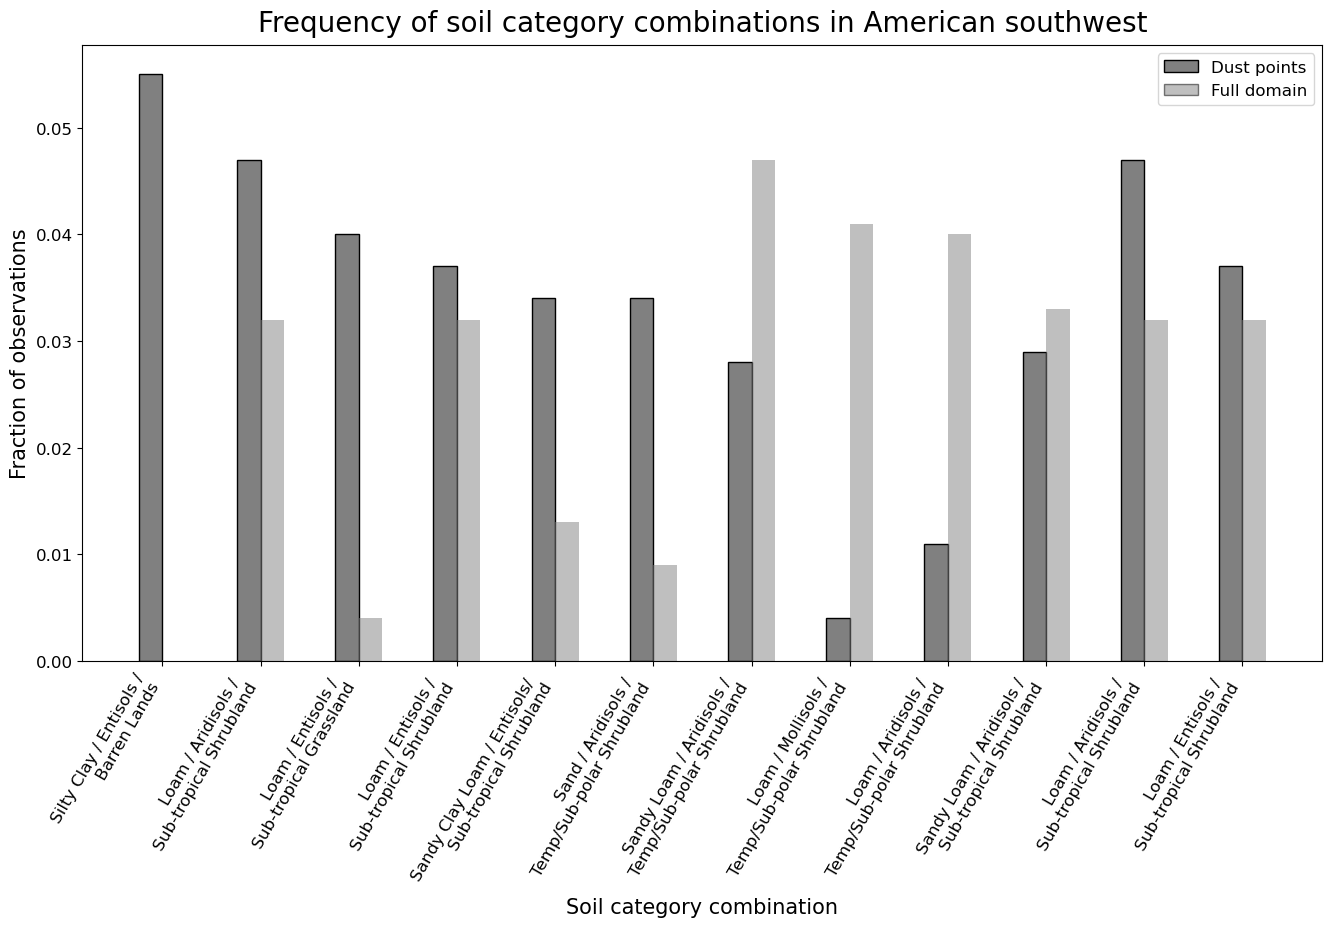
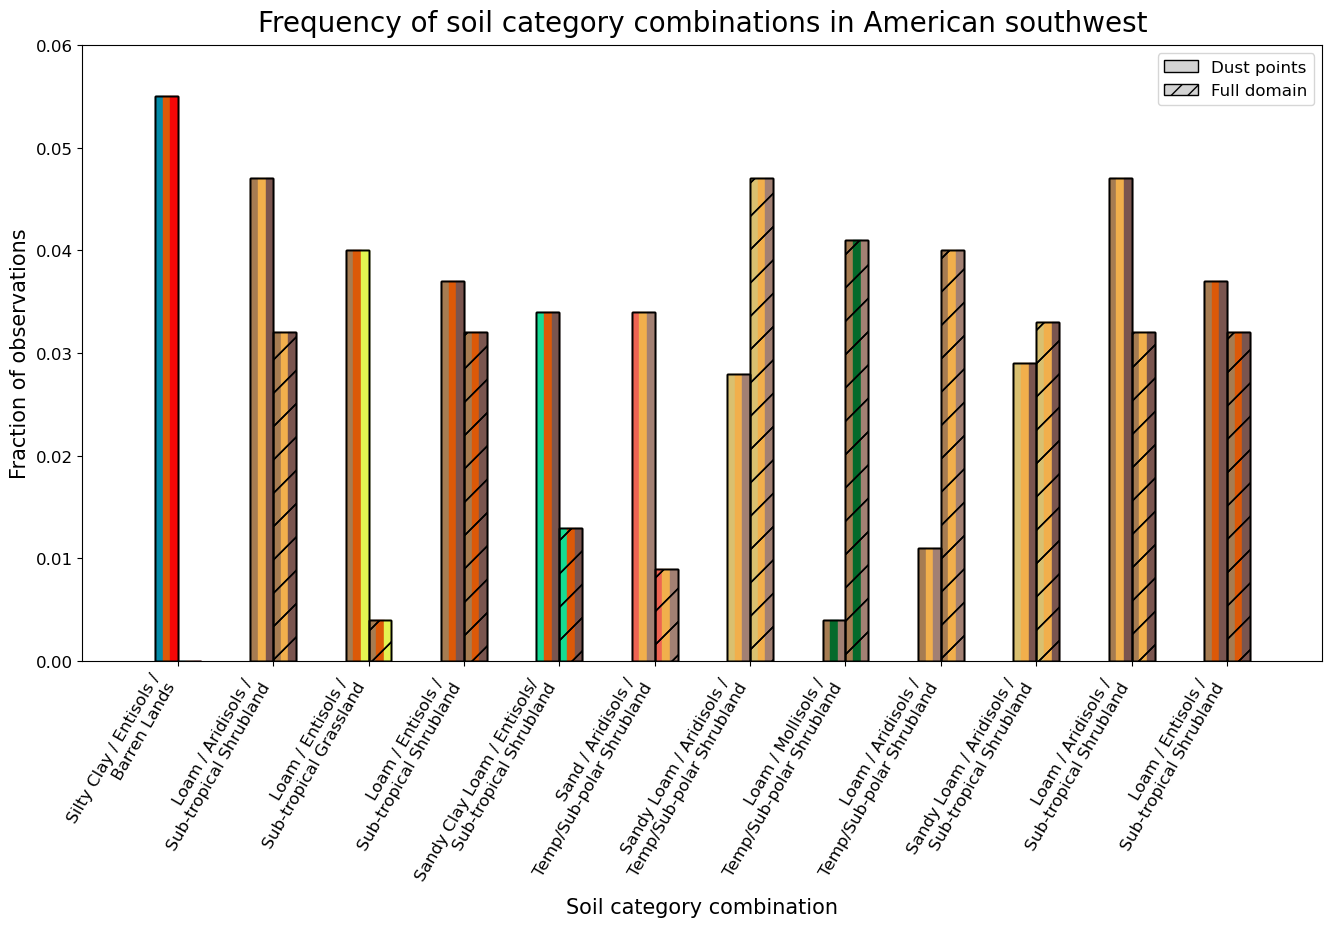
The notebook cell's code change between the first figure and the second:
--- before
+++ after
@@ -5,29 +5,32 @@
 width = 0.24
 
-ax.bar(x[0] - width/2, combo_three['dust_freq'][27], width=width, color="grey", edgecolor="black", label="Dust points")
-ax.bar(x[0] + width/2, combo_three['control_freq'][27], width=width, color="grey", alpha=0.5, label="Full domain")
-ax.bar(x[1] - width/2, combo_three['dust_freq'][301], width=width, color="grey", edgecolor="black", label="Dust points")
-ax.bar(x[1] + width/2, combo_three['control_freq'][301], width=width, color="grey", alpha=0.5, label="Full domain")
-ax.bar(x[2] - width/2, combo_three['dust_freq'][277], width=width, color="grey", edgecolor="black", label="Dust points")
-ax.bar(x[2] + width/2, combo_three['control_freq'][277], width=width, color="grey", alpha=0.5, label="Full domain")
-ax.bar(x[3] - width/2, combo_three['dust_freq'][302], width=width, color="grey", edgecolor="black", label="Dust points")
-ax.bar(x[3] + width/2, combo_three['control_freq'][302], width=width, color="grey", alpha=0.5, label="Full domain")
-ax.bar(x[4] - width/2, combo_three['dust_freq'][315], width=width, color="grey", edgecolor="black", label="Dust points")
-ax.bar(x[4] + width/2, combo_three['control_freq'][315], width=width, color="grey", alpha=0.5, label="Full domain")
-ax.bar(x[5] - width/2, combo_three['dust_freq'][231], width=width, color="grey", edgecolor="black", label="Dust points")
-ax.bar(x[5] + width/2, combo_three['control_freq'][231], width=width, color="grey", alpha=0.5, label="Full domain")
-ax.bar(x[6] - width/2, combo_three['dust_freq'][238], width=width, color="grey", edgecolor="black", label="Dust points")
-ax.bar(x[6] + width/2, combo_three['control_freq'][238], width=width, color="grey", alpha=0.5, label="Full domain")
-ax.bar(x[7] - width/2, combo_three['dust_freq'][216], width=width, color="grey", edgecolor="black", label="Dust points")
-ax.bar(x[7] + width/2, combo_three['control_freq'][216], width=width, color="grey", alpha=0.5, label="Full domain")
-ax.bar(x[8] - width/2, combo_three['dust_freq'][213], width=width, color="grey", edgecolor="black", label="Dust points")
-ax.bar(x[8] + width/2, combo_three['control_freq'][213], width=width, color="grey", alpha=0.5, label="Full domain")
-ax.bar(x[9] - width/2, combo_three['dust_freq'][319], width=width, color="grey", edgecolor="black", label="Dust points")
-ax.bar(x[9] + width/2, combo_three['control_freq'][319], width=width, color="grey", alpha=0.5, label="Full domain")
-ax.bar(x[10] - width/2, combo_three['dust_freq'][301], width=width, color="grey", edgecolor="black", label="Dust points")
-ax.bar(x[10] + width/2, combo_three['control_freq'][301], width=width, color="grey", alpha=0.5, label="Full domain")
-ax.bar(x[11] - width/2, combo_three['dust_freq'][302], width=width, color="grey", edgecolor="black", label="Dust points")
-ax.bar(x[11] + width/2, combo_three['control_freq'][302], width=width, color="grey", alpha=0.5, label="Full domain")
+#--- Original method
+#ax.bar(x[0] - width/2, combo_three['dust_freq'][27], width=width, color="grey", edgecolor="black", label="Dust points")
 
+#--- Attempt to combine colors
+striped_bar(ax, x=x[0] - width/2, height=combo_three['dust_freq'][27], width=width, colors=("#048BA8", "#dc5908", "#F60707"), n_stripes=3)
+striped_bar(ax, x=x[0] + width/2, height=combo_three['control_freq'][27], width=width, colors=("#048BA8", "#dc5908", "#F60707"), n_stripes=3, hatch="/")
+striped_bar(ax, x=x[1] - width/2, height=combo_three['dust_freq'][301], width=width, colors=("#a67c52", "#f1af4c", "#7a554f"), n_stripes=3)
+striped_bar(ax, x=x[1] + width/2, height=combo_three['control_freq'][301], width=width, colors=("#a67c52", "#f1af4c", "#7a554f"), n_stripes=3, hatch="/")
+striped_bar(ax, x=x[2] - width/2, height=combo_three['dust_freq'][277], width=width, colors=("#a67c52", "#dc5908", "#e4f451"), n_stripes=3)
+striped_bar(ax, x=x[2] + width/2, height=combo_three['control_freq'][277], width=width, colors=("#a67c52", "#dc5908", "#e4f451"), n_stripes=3, hatch="/")
+striped_bar(ax, x=x[3] - width/2, height=combo_three['dust_freq'][302], width=width, colors=("#a67c52", "#dc5908", "#7a554f"), n_stripes=3)
+striped_bar(ax, x=x[3] + width/2, height=combo_three['control_freq'][302], width=width, colors=("#a67c52", "#dc5908", "#7a554f"), n_stripes=3, hatch="/")
+striped_bar(ax, x=x[4] - width/2, height=combo_three['dust_freq'][315], width=width, colors=("#16DB93", "#dc5908", "#7a554f"), n_stripes=3)
+striped_bar(ax, x=x[4] + width/2, height=combo_three['control_freq'][315], width=width, colors=("#16DB93", "#dc5908", "#7a554f"), n_stripes=3, hatch="/")
+striped_bar(ax, x=x[5] - width/2, height=combo_three['dust_freq'][231], width=width, colors=("#EE6352", "#f1af4c", "#a28073"), n_stripes=3)
+striped_bar(ax, x=x[5] + width/2, height=combo_three['control_freq'][231], width=width, colors=("#EE6352", "#f1af4c", "#a28073"), n_stripes=3, hatch="/")
+striped_bar(ax, x=x[6] - width/2, height=combo_three['dust_freq'][238], width=width, colors=("#d9c070", "#f1af4c", "#a28073"), n_stripes=3)
+striped_bar(ax, x=x[6] + width/2, height=combo_three['control_freq'][238], width=width, colors=("#d9c070", "#f1af4c", "#a28073"), n_stripes=3, hatch="/")
+striped_bar(ax, x=x[7] - width/2, height=combo_three['dust_freq'][216], width=width, colors=("#a67c52", "#046a2b", "#a28073"), n_stripes=3)
+striped_bar(ax, x=x[7] + width/2, height=combo_three['control_freq'][216], width=width, colors=("#a67c52", "#046a2b", "#a28073"), n_stripes=3, hatch="/")
+striped_bar(ax, x=x[8] - width/2, height=combo_three['dust_freq'][213], width=width, colors=("#a67c52", "#f1af4c", "#a28073"), n_stripes=3)
+striped_bar(ax, x=x[8] + width/2, height=combo_three['control_freq'][213], width=width, colors=("#a67c52", "#f1af4c", "#a28073"), n_stripes=3, hatch="/")
+striped_bar(ax, x=x[9] - width/2, height=combo_three['dust_freq'][319], width=width, colors=("#d9c070", "#f1af4c", "#7a554f"), n_stripes=3)
+striped_bar(ax, x=x[9] + width/2, height=combo_three['control_freq'][319], width=width, colors=("#d9c070", "#f1af4c", "#7a554f"), n_stripes=3, hatch="/")
+striped_bar(ax, x=x[10] - width/2, height=combo_three['dust_freq'][301], width=width, colors=("#a67c52", "#f1af4c", "#7a554f"), n_stripes=3)
+striped_bar(ax, x=x[10] + width/2, height=combo_three['control_freq'][301], width=width, colors=("#a67c52", "#f1af4c", "#7a554f"), n_stripes=3, hatch="/")
+striped_bar(ax, x=x[11] - width/2, height=combo_three['dust_freq'][302], width=width, colors=("#a67c52", "#dc5908", "#7a554f"), n_stripes=3)
+striped_bar(ax, x=x[11] + width/2, height=combo_three['control_freq'][302], width=width, colors=("#a67c52", "#dc5908", "#7a554f"), n_stripes=3, hatch="/")
 
 ax.set_xticks(x)
@@ -48,10 +51,12 @@
 ax.set_xticklabels(x_labels, rotation=60, ha="right")
 ax.set_ylabel("Fraction of observations", fontsize=15)
+ax.set_ylim(0,0.06)
+ax.set_xlim(-1,n_categories)
 ax.set_xlabel("Soil category combination", fontsize=15)
 ax.set_title(f"Frequency of soil category combinations in American southwest", fontsize=20, pad=10)
 
 legend_elements = [
-    Patch(facecolor="gray", edgecolor="black", label="Dust points"),
-    Patch(facecolor="gray", edgecolor="black", alpha=0.5, label="Full domain")
+    Patch(facecolor="lightgray", edgecolor="black", label="Dust points"),
+    Patch(facecolor="lightgray", edgecolor="black", label="Full domain", hatch="//")
 ]
 ax.legend(handles=legend_elements, fontsize=12)

Commit: Plotting bars with color combinations